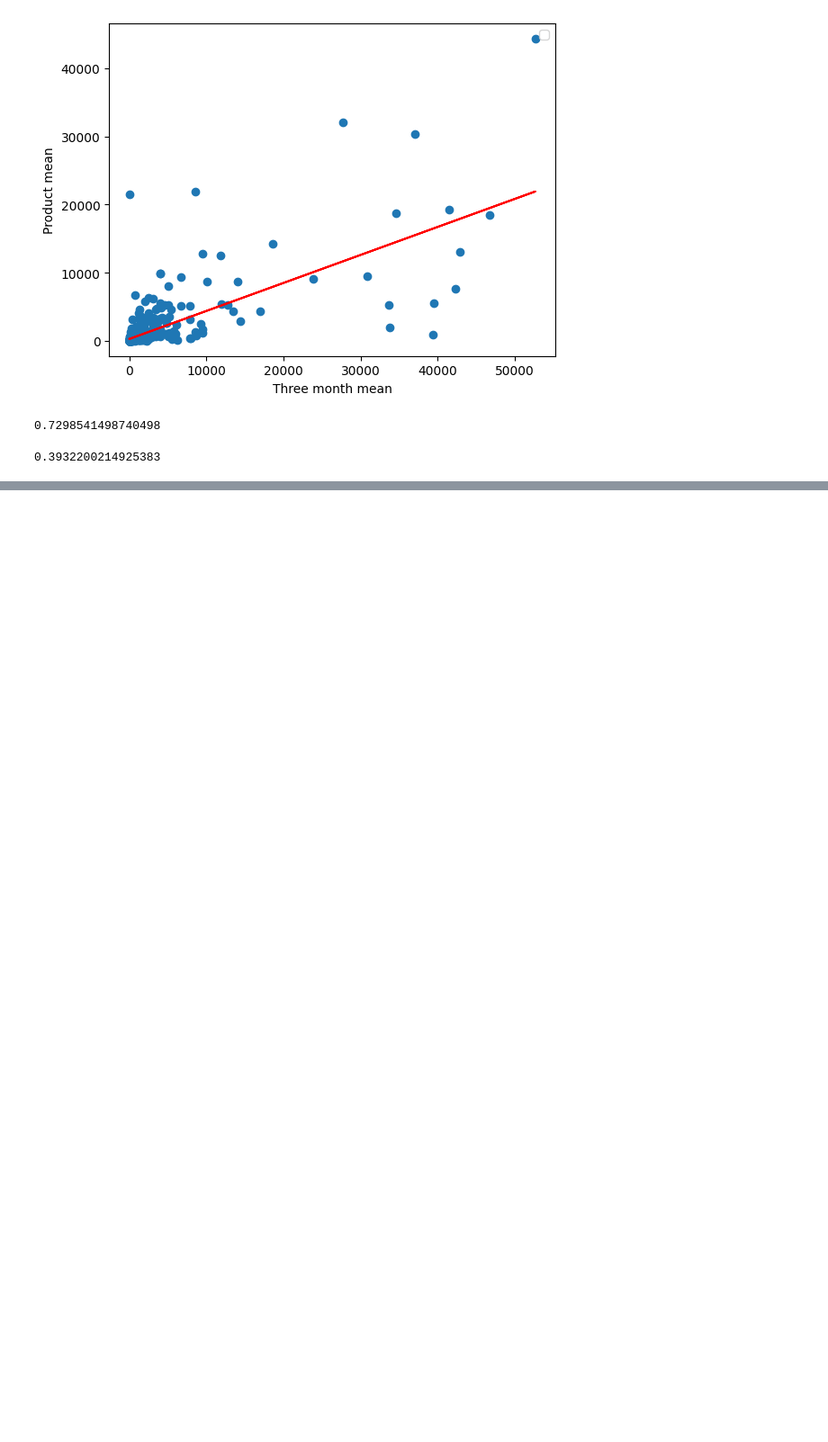
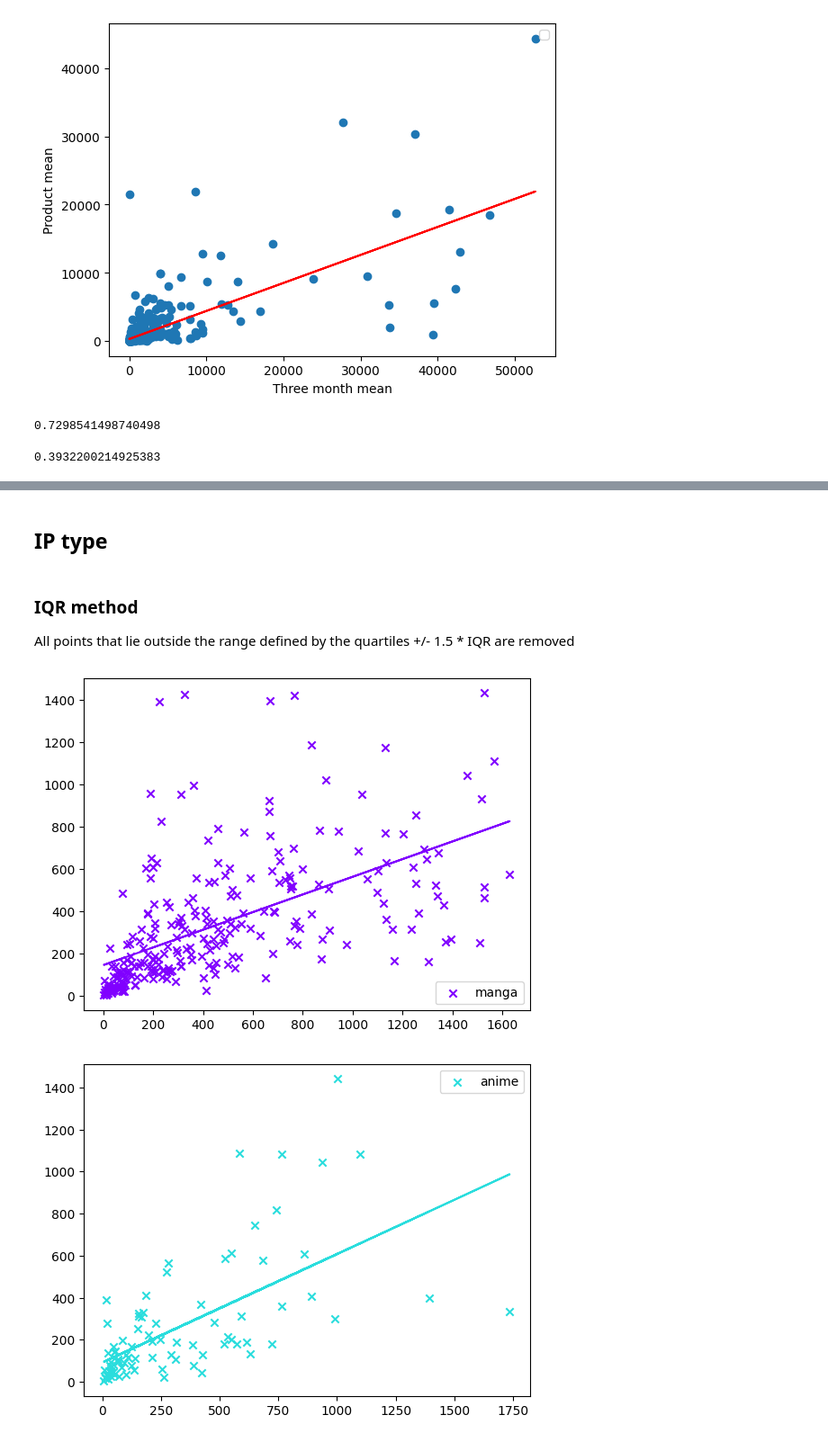
Before and after one commit to ui-fankfurt/twitter_prediction, a Jupyter notebook: favrt_prediction.ipynb, the cells around one changed output, grey strips where cells are left out. Shown at 90% size. Cells and saved outputs as stored; diff of their text form; code cells hidden in the pictures; blank space fills up the shorter version.

```diff
--- a/favrt_prediction.ipynb
+++ b/favrt_prediction.ipynb
@@ -298 +333,7 @@ type
+# %% [markdown]
+## IP type
+# %% [markdown]
+### IQR method
+
+All points that lie outside the range defined by the quartiles +/- 1.5 * IQR are removed
 # %%
@@ -301,0 +345,47 @@ type['origin_flag'] =type['origin_flag'].replace(dict)
+# %%
+Q1 = tweet_type1['product_mean'].quantile(0.25)
+Q3 = tweet_type1['product_mean'].quantile(0.75)
+IQR = Q3 - Q1
+
+# define the outlier thresholds
+lower_threshold = Q1 - 1.5 * IQR
+upper_threshold = Q3 + 1.5 * IQR
+
+# create a new DataFrame that excludes outliers
+df = tweet_type1[(tweet_type1['product_mean'] >= lower_threshold) & (tweet_type1['product_mean'] <= upper_threshold)]
+
+Q1 = tweet_type1['three_month_mean'].quantile(0.25)
+Q3 = tweet_type1['three_month_mean'].quantile(0.75)
+IQR = Q3 - Q1
+
+# define the outlier thresholds
+lower_threshold = Q1 - 1.5 * IQR
+upper_threshold = Q3 + 1.5 * IQR
+
+# create a new DataFrame that excludes outliers
+tweet_type1 = tweet_type1[(tweet_type1['three_month_mean'] >= lower_threshold) & (tweet_type1['three_month_mean'] <= upper_threshold)]
+# %%
+# Get the list of unique categories
+categories = tweet_type1['ip_type'].unique()
+
+# Create a colormap based on the number of categories
+colors = cm.rainbow(np.linspace(0, 1, len(categories)))
+
+# Create a dictionary mapping category to color
+color_dict = {category: color for category, color in zip(categories, colors)}
+
+for category in categories:
+    subset = tweet_type1[tweet_type1['ip_type'] == category]
+    plt.scatter(subset['three_month_mean'], subset['product_mean'], label=category, color=color_dict[category], marker='x')
+
+    p = np.polyfit(subset['three_month_mean'], subset['product_mean'], 1)
+    # Create a function that represents the line
+    f = np.poly1d(p)
+    # Draw the line
+    plt.plot(subset['three_month_mean'], f(subset['three_month_mean']), color=color_dict[category])
+
+    plt.legend()
+    plt.show()
+# %% [output]
+[figure, added]
+[figure, added]
```
Also changed, not shown: parts of 28 cells of this notebook.
